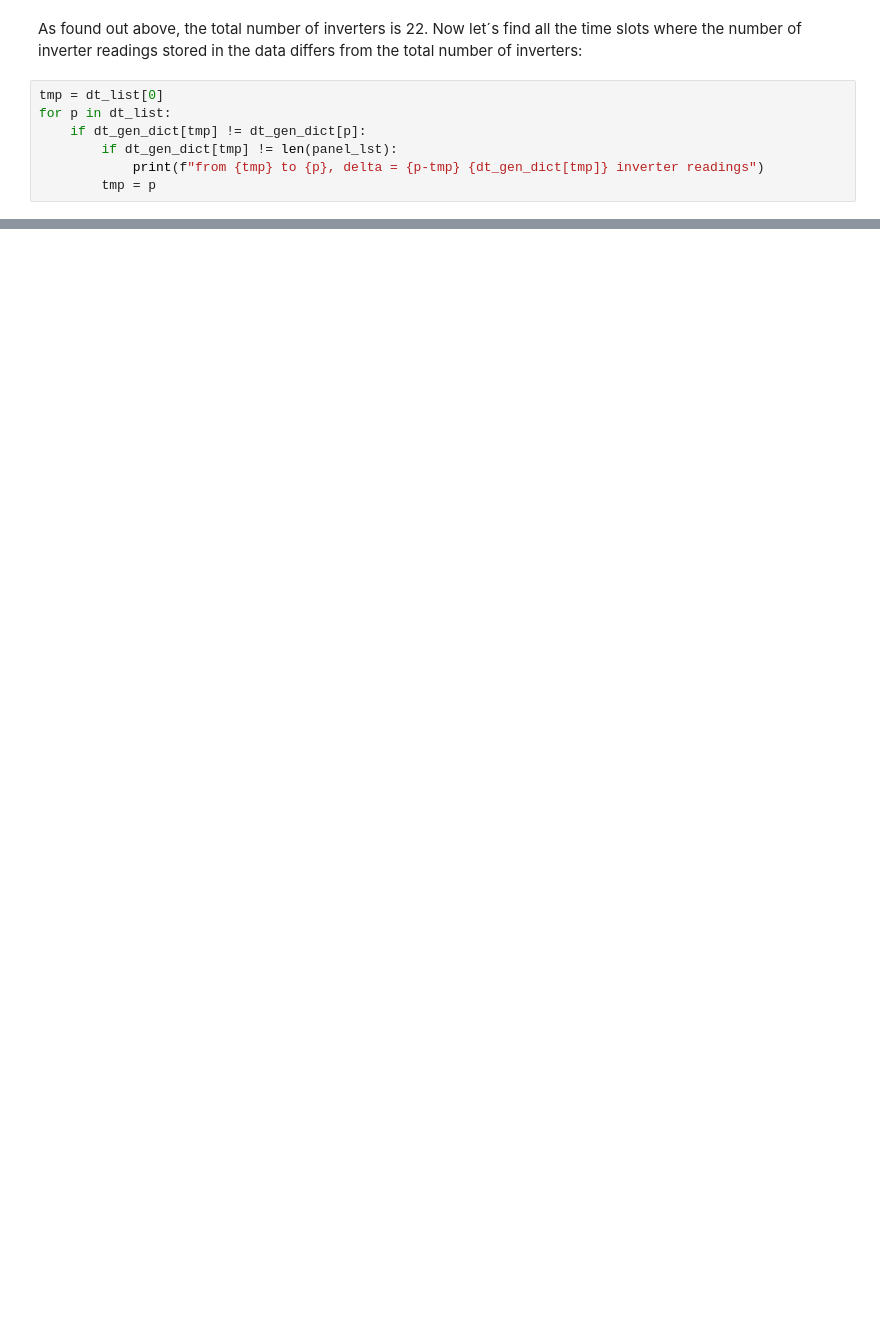
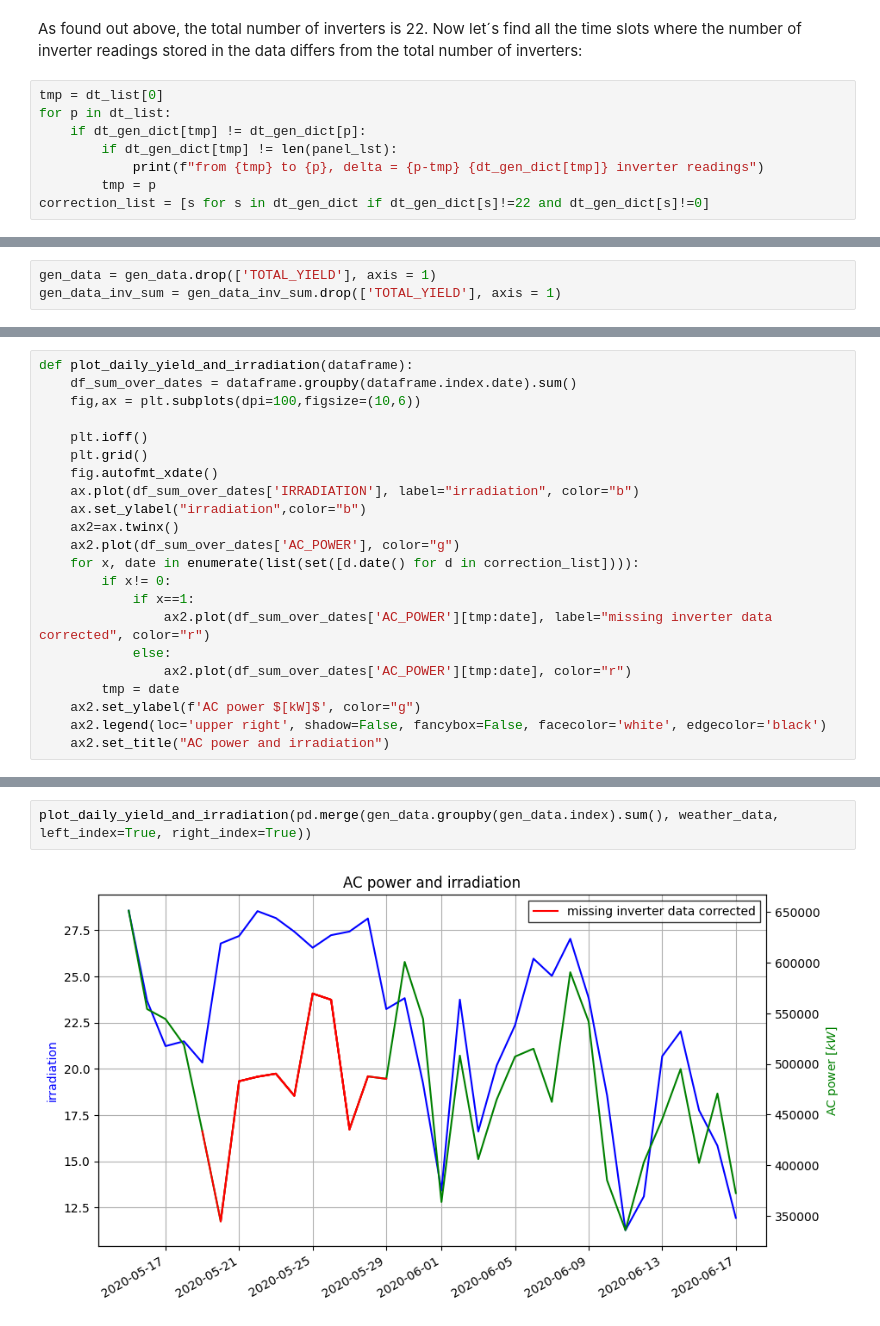
Before and after one commit to AndreasEppler/Solar-Power-Generation-Data, a Jupyter notebook: solar_power_generation_data.ipynb, the cells around one changed output, grey strips where cells are left out. Drawn from its saved outputs; the diff is of its cells as text; blank space fills up the shorter version.

```diff
--- a/solar_power_generation_data.ipynb
+++ b/solar_power_generation_data.ipynb
@@ -228,4 +263,5 @@ for p in dt_list:
         if dt_gen_dict[tmp] != len(panel_lst):
             print(f"from {tmp} to {p}, delta = {p-tmp} {dt_gen_dict[tmp]} inverter readings")
         tmp = p
+correction_list = [s for s in dt_gen_dict if dt_gen_dict[s]!=22 and dt_gen_dict[s]!=0]
 # %% [output]
@@ -312,0 +365,3 @@ time: 0 ns (started: 2022-03-04 13:24:29 +01:00)
+# %%
+gen_data = gen_data.drop(['TOTAL_YIELD'], axis = 1)
+gen_data_inv_sum = gen_data_inv_sum.drop(['TOTAL_YIELD'], axis = 1)
@@ -312,0 +400,22 @@ time: 0 ns (started: 2022-03-04 13:24:29 +01:00)
+# %%
+def plot_daily_yield_and_irradiation(dataframe):
+    df_sum_over_dates = dataframe.groupby(dataframe.index.date).sum()
+    fig,ax = plt.subplots(dpi=100,figsize=(10,6))
+
+    plt.ioff()
+    plt.grid()
+    fig.autofmt_xdate()
+    ax.plot(df_sum_over_dates['IRRADIATION'], label="irradiation", color="b")
+    ax.set_ylabel("irradiation",color="b")
+    ax2=ax.twinx()
+    ax2.plot(df_sum_over_dates['AC_POWER'], color="g")
+    for x, date in enumerate(list(set([d.date() for d in correction_list]))):
+        if x!= 0:
+            if x==1:
+                ax2.plot(df_sum_over_dates['AC_POWER'][tmp:date], label="missing inverter data corrected", color="r")
+            else:
+                ax2.plot(df_sum_over_dates['AC_POWER'][tmp:date], color="r")
+        tmp = date
+    ax2.set_ylabel(f'AC power $[kW]$', color="g")
+    ax2.legend(loc='upper right', shadow=False, fancybox=False, facecolor='white', edgecolor='black')
+    ax2.set_title("AC power and irradiation")
@@ -312,0 +426,4 @@ time: 0 ns (started: 2022-03-04 13:24:29 +01:00)
+# %%
+plot_daily_yield_and_irradiation(pd.merge(gen_data.groupby(gen_data.index).sum(), weather_data, left_index=True, right_index=True))
+# %% [output]
+[figure, added]
```
Also changed, not shown: parts of 104 cells of this notebook, 1 other file.
